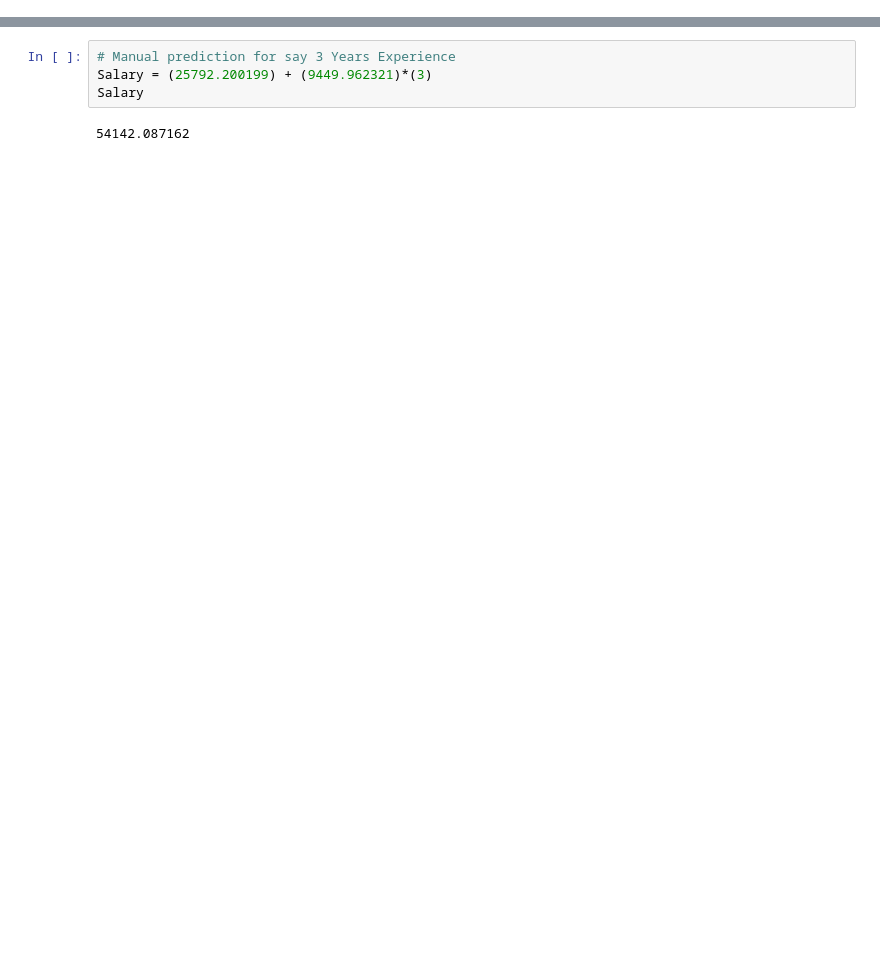
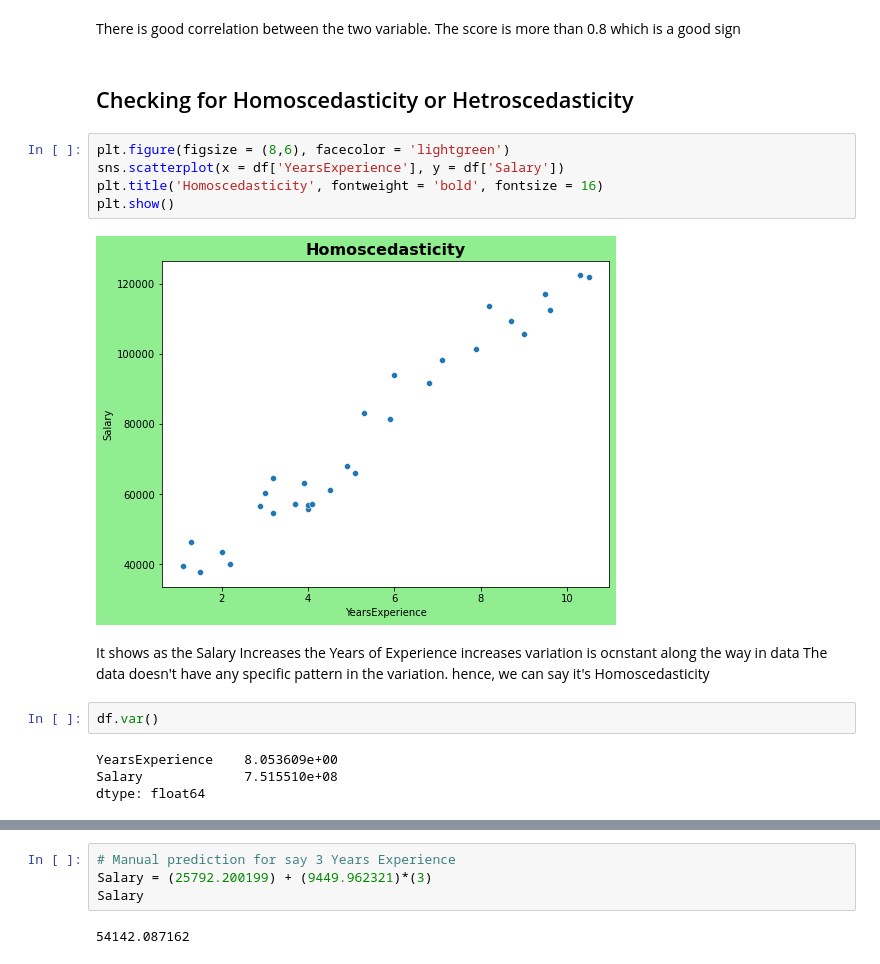
Before and after one commit to jyotipal1998/Assignment-1, a Jupyter notebook: Simple linear 2.ipynb, the cells around one changed output, grey strips where cells are left out. Drawn from its saved outputs; the diff is of its cells as text; blank space fills up the shorter version.

```diff
--- a/Simple linear 2.ipynb
+++ b/Simple linear 2.ipynb
@@ -94,0 +108,21 @@ model.rsquared , model.rsquared_adj
+# %% [markdown]
+There is good correlation between the two variable.
+The score is more than 0.8 which is a good sign
+# %% [markdown]
+## Checking for Homoscedasticity or Hetroscedasticity
+# %%
+plt.figure(figsize = (8,6), facecolor = 'lightgreen')
+sns.scatterplot(x = df['YearsExperience'], y = df['Salary'])
+plt.title('Homoscedasticity', fontweight = 'bold', fontsize = 16)
+plt.show()
+# %% [output]
+[figure, added]
+# %% [markdown]
+It shows as the Salary Increases the Years of Experience increases variation is ocnstant along the way in data
+The data doesn't have any specific pattern in the variation. hence, we can say it's Homoscedasticity
+# %%
+df.var()
+# %% [output]
+YearsExperience    8.053609e+00
+Salary             7.515510e+08
+dtype: float64
```
Also changed, not shown: parts of 76 cells of this notebook, 1 other file.
